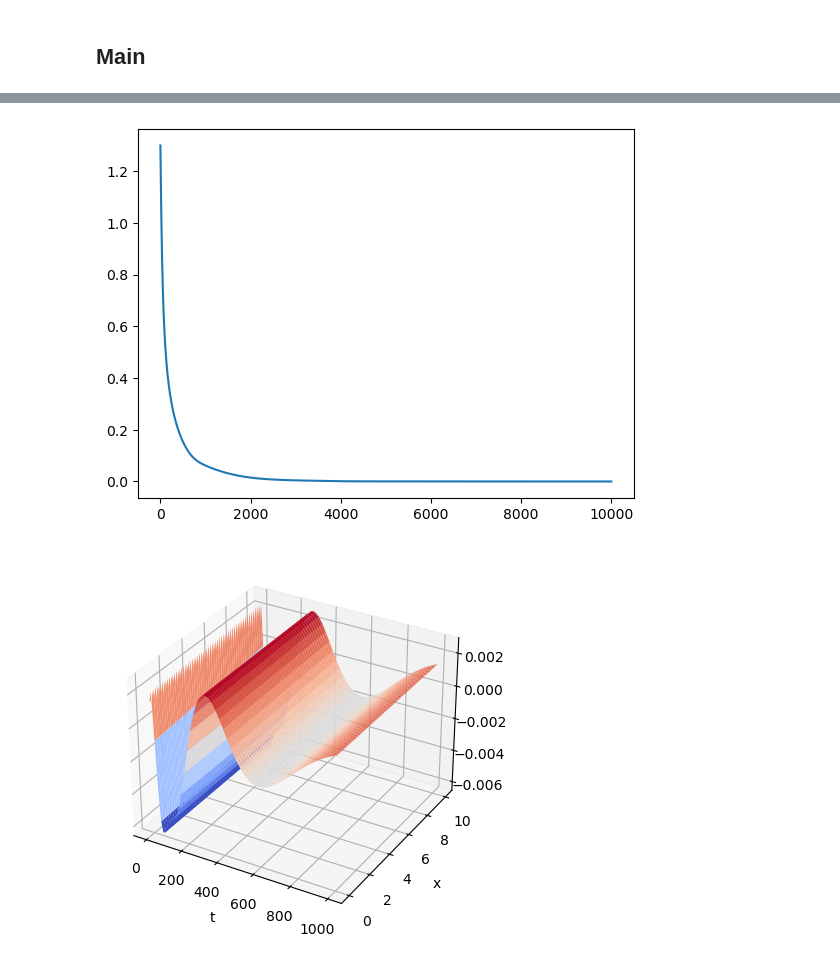
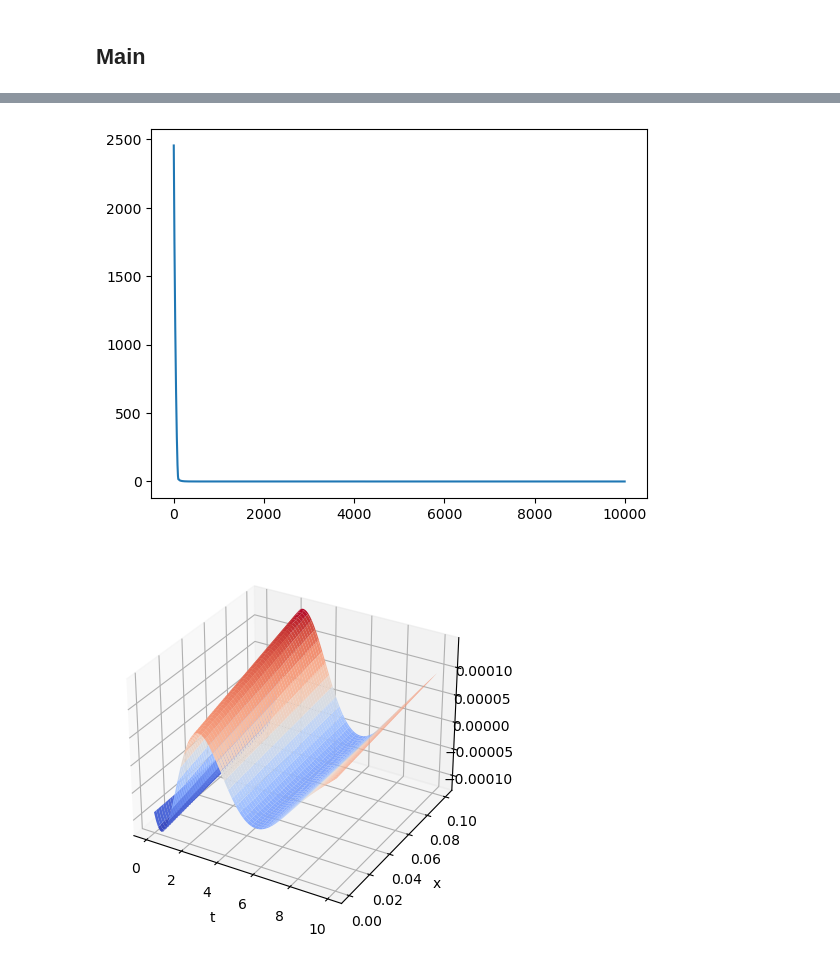
Before and after one commit to dldou/PINN, a Jupyter notebook: pinn_string_vib.ipynb, the cells around one changed output, grey strips where cells are left out. Cells and saved outputs as stored; diff of their text form; code cells hidden in the pictures.

```diff
--- a/pinn_string_vib.ipynb
+++ b/pinn_string_vib.ipynb
@@ -99,7 +99,8 @@ def train(model, nof_collocations_pts,
           x_bc2_pts, t_bc2_pts, u_bc2_pts,
           x_bc3_pts, t_bc3_pts, u_bc3_pts,
           pb_params_list,
-          optimizer, nof_iterations,
+          optimizer, weight_loss1, weight_loss2, weight_loss3,
+          nof_iterations,
           device):
 
     training_loss = []
@@ -126,12 +127,12 @@ def train(model, nof_collocations_pts,
         mse_u_bc2      = MSE_loss(u_bc2_pts, net_output_bc2)
 
         #Loss in third BC (u(x, t=0) = u_max * cos(2 * pi * x / lambda) for all x and where lambda is the wave length)
-        x_bc3_pts = Variable(x_bc3_pts, requires_grad=False).to(device)
-        t_bc3_pts = Variable(t_bc3_pts, requires_grad=False).to(device)
-        u_bc3_pts = Variable(u_bc3_pts, requires_grad=False).to(device)
-
-        net_output_bc3 = model(t_bc3_pts, x_bc3_pts)
-        mse_u_bc3      = MSE_loss(u_bc3_pts, net_output_bc3)
+        #x_bc3_pts = Variable(x_bc3_pts, requires_grad=False).to(device)
+        #t_bc3_pts = Variable(t_bc3_pts, requires_grad=False).to(device)
+        #u_bc3_pts = Variable(u_bc3_pts, requires_grad=False).to(device)
+        #
+        #net_output_bc3 = model(t_bc3_pts, x_bc3_pts)
+        #mse_u_bc3      = MSE_loss(u_bc3_pts, net_output_bc3)
 
         # PDE loss : collocations points form an equally spaced (t,x)-grid where x_max = L
         L     = x_bc2_pts.data[0].item()
@@ -149,7 +150,7 @@ def train(model, nof_collocations_pts,
         mse_pde  = MSE_loss(f_output, torch.zeros_like(f_output))
 
         #Compute loss as the sum of all cost
-        total_running_loss = mse_u_bc1 + mse_u_bc2 + mse_u_bc3 + mse_pde
+        total_running_loss = weight_loss1 * mse_u_bc1 + weight_loss2 * mse_u_bc2 + weight_loss3 * mse_pde #+ mse_u_bc3
         training_loss.append(total_running_loss.detach().to('cpu'))
 
         total_running_loss.backward()
@@ -174,14 +175,14 @@ if __name__=="__main__":
     pinn = pinn.to(device)
 
     # Problem params (nylon string)
-    T     = 50   #Newton
-    mu    = 8e-4 #kg/meter
-    ro    = 950  #kg/m³ (volumic mass)
-    d     = 1e-3 #meter (diameter of the string)
-    L     = 10 #meter (length of the string)
-    u_max = 1e-3 #meter
-    t_max = 1000   #seconds
-    lbda  = 1e-2 #meter (wave length at t=0)
+    T     = 50        #Newton
+    mu    = 8e-4      #kg/meter
+    ro    = 950       #kg/m³ (volumic mass)
+    d     = 1e-3      #meter (diameter of the string)
+    L     = 1e-1      #meter (length of the string)
+    u_max = 1e-3      #meter
+    t_max = 10        #seconds
+    lbda  = 2 * L / 5 #meter (wave length at t=0)
 
     nof_pts = 10000
 
@@ -208,16 +209,20 @@ if __name__=="__main__":
     model                = pinn
     pb_params_list       = [T, mu]
     nof_collocations_pts = 10000
-    learning_rate        = 0.0001
+    learning_rate        = 1e-3 #1e-3
     optimizer            = torch.optim.Adam(pinn.parameters(), lr=learning_rate)
-    nof_iterations       = 10000
+    nof_iterations       = int(1e4) #1e4
+    weight_loss1 = 10000
+    weight_loss2 = 10000 #1e5
+    weight_loss3 = 1
 
     training_loss = train(pinn, nof_collocations_pts,
                           x_bc1_pts, t_bc1_pts, u_bc1_pts,
                           x_bc2_pts, t_bc2_pts, u_bc2_pts,
                           x_bc3_pts, t_bc3_pts, u_bc3_pts,
                           pb_params_list,
-                          optimizer, nof_iterations,
+                          optimizer, weight_loss1, weight_loss2, weight_loss3,
+                          nof_iterations,
                           device)
 
     #Plot training loss
@@ -246,4 +251,4 @@ Epoch:
-[figure, old version]
+[figure, new version]
 # %%
 from mpl_toolkits.mplot3d import Axes3D
 from matplotlib import cm
@@ -278,4 +283,4 @@ ax.set_xlabel("t")
 ax.set_ylabel("x")
 plt.show()
 # %% [output]
-[figure, old version]
+[figure, new version]
```
Also changed, not shown: parts of 4 cells of this notebook.
